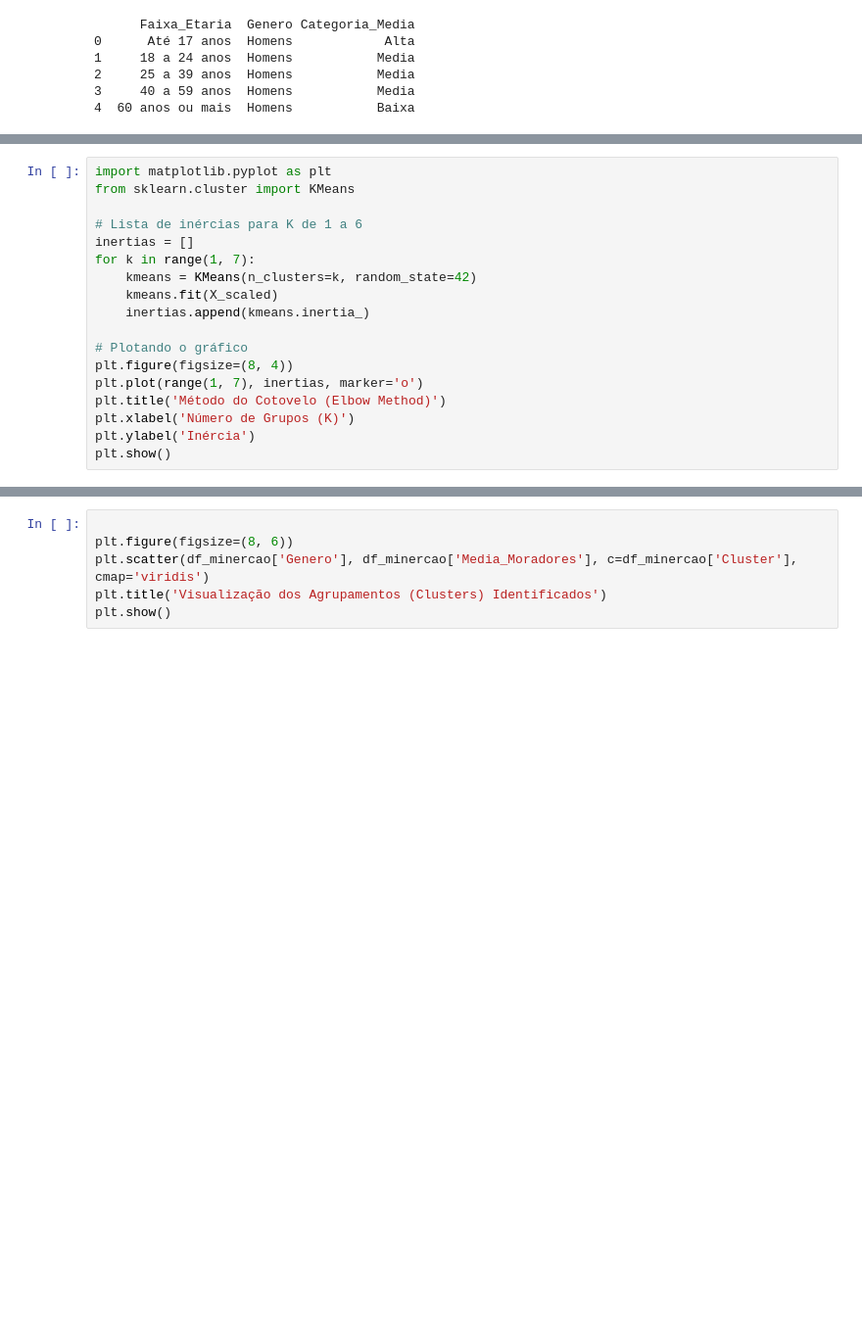
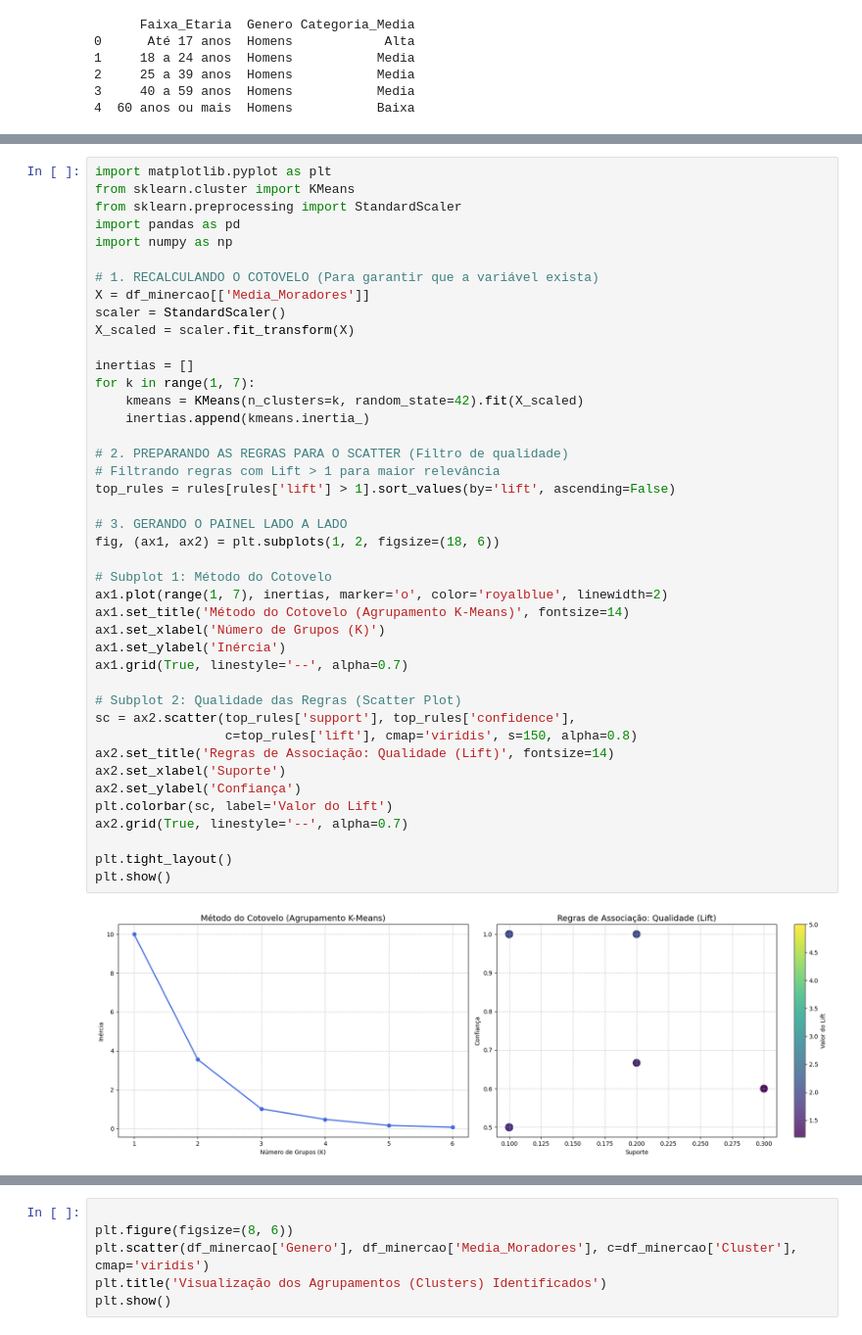
Before and after one commit to debora-rubio/mineracao_dados_moradias, a Jupyter notebook: moradias.ipynb, the cells around one changed output, grey strips where cells are left out. Shown at 98% size. Drawn from its saved outputs; the diff is of its cells as text; blank space fills up the shorter version.

Commit message:
inclui biblioteca matplotlib e atualiza código.

```diff
--- a/moradias.ipynb
+++ b/moradias.ipynb
@@ -144,21 +144,3 @@ print(rules[['antecedents', 'consequents', 'support', 'confidence', 'lift']])
 61      0.1         0.5  2.500000
 
 [62 rows x 5 columns]
-# %%
-import matplotlib.pyplot as plt
-from sklearn.cluster import KMeans
-
-# Lista de inércias para K de 1 a 6
-inertias = []
-for k in range(1, 7):
-    kmeans = KMeans(n_clusters=k, random_state=42)
-    kmeans.fit(X_scaled)
-    inertias.append(kmeans.inertia_)
-
-# Plotando o gráfico
-plt.figure(figsize=(8, 4))
-plt.plot(range(1, 7), inertias, marker='o')
-plt.title('Método do Cotovelo (Elbow Method)')
-plt.xlabel('Número de Grupos (K)')
-plt.ylabel('Inércia')
-plt.show()
@@ -190,0 +147,44 @@ plt.show()
+# %%
+import matplotlib.pyplot as plt
+from sklearn.cluster import KMeans
+from sklearn.preprocessing import StandardScaler
+import pandas as pd
+import numpy as np
+
+# 1. RECALCULANDO O COTOVELO (Para garantir que a variável exista)
+X = df_minercao[['Media_Moradores']]
+scaler = StandardScaler()
+X_scaled = scaler.fit_transform(X)
+
+inertias = []
+for k in range(1, 7):
+    kmeans = KMeans(n_clusters=k, random_state=42).fit(X_scaled)
+    inertias.append(kmeans.inertia_)
+
+# 2. PREPARANDO AS REGRAS PARA O SCATTER (Filtro de qualidade)
+# Filtrando regras com Lift > 1 para maior relevância
+top_rules = rules[rules['lift'] > 1].sort_values(by='lift', ascending=False)
+
+# 3. GERANDO O PAINEL LADO A LADO
+fig, (ax1, ax2) = plt.subplots(1, 2, figsize=(18, 6))
+
+# Subplot 1: Método do Cotovelo
+ax1.plot(range(1, 7), inertias, marker='o', color='royalblue', linewidth=2)
+ax1.set_title('Método do Cotovelo (Agrupamento K-Means)', fontsize=14)
+ax1.set_xlabel('Número de Grupos (K)')
+ax1.set_ylabel('Inércia')
+ax1.grid(True, linestyle='--', alpha=0.7)
+
+# Subplot 2: Qualidade das Regras (Scatter Plot)
+sc = ax2.scatter(top_rules['support'], top_rules['confidence'],
+                 c=top_rules['lift'], cmap='viridis', s=150, alpha=0.8)
+ax2.set_title('Regras de Associação: Qualidade (Lift)', fontsize=14)
+ax2.set_xlabel('Suporte')
+ax2.set_ylabel('Confiança')
+plt.colorbar(sc, label='Valor do Lift')
+ax2.grid(True, linestyle='--', alpha=0.7)
+
+plt.tight_layout()
+plt.show()
+# %% [output]
+[figure, added]
```
Also changed, not shown: parts of 4 cells of this notebook.
